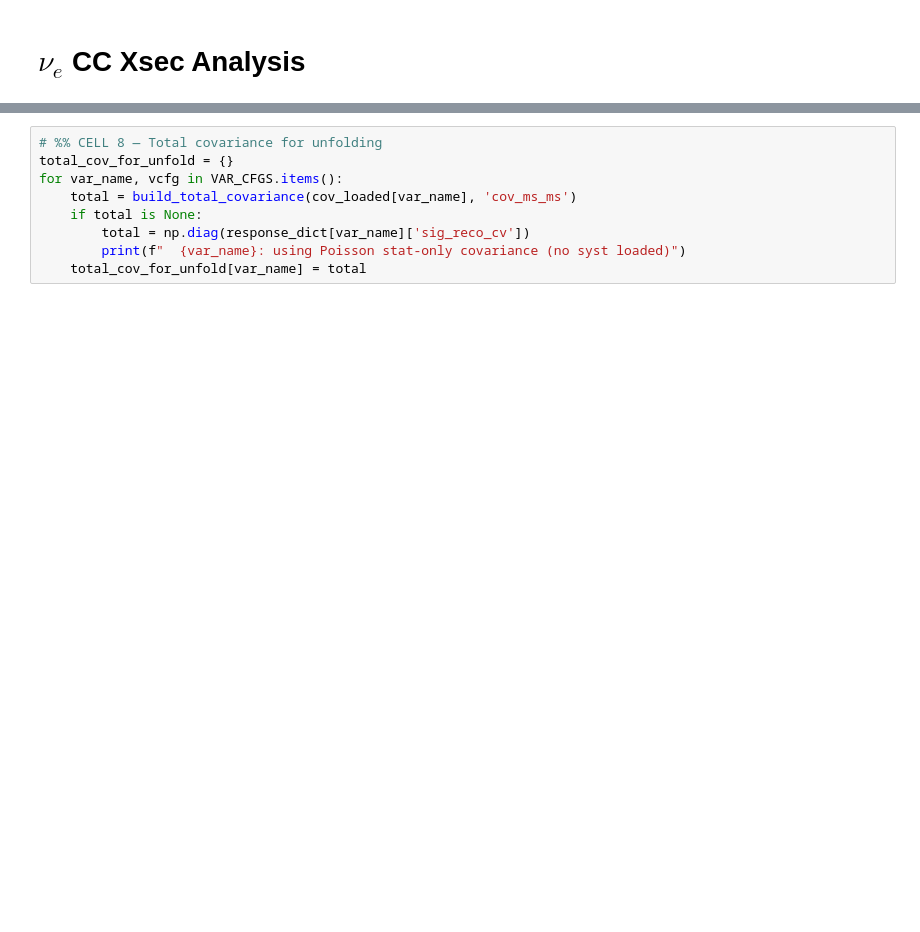
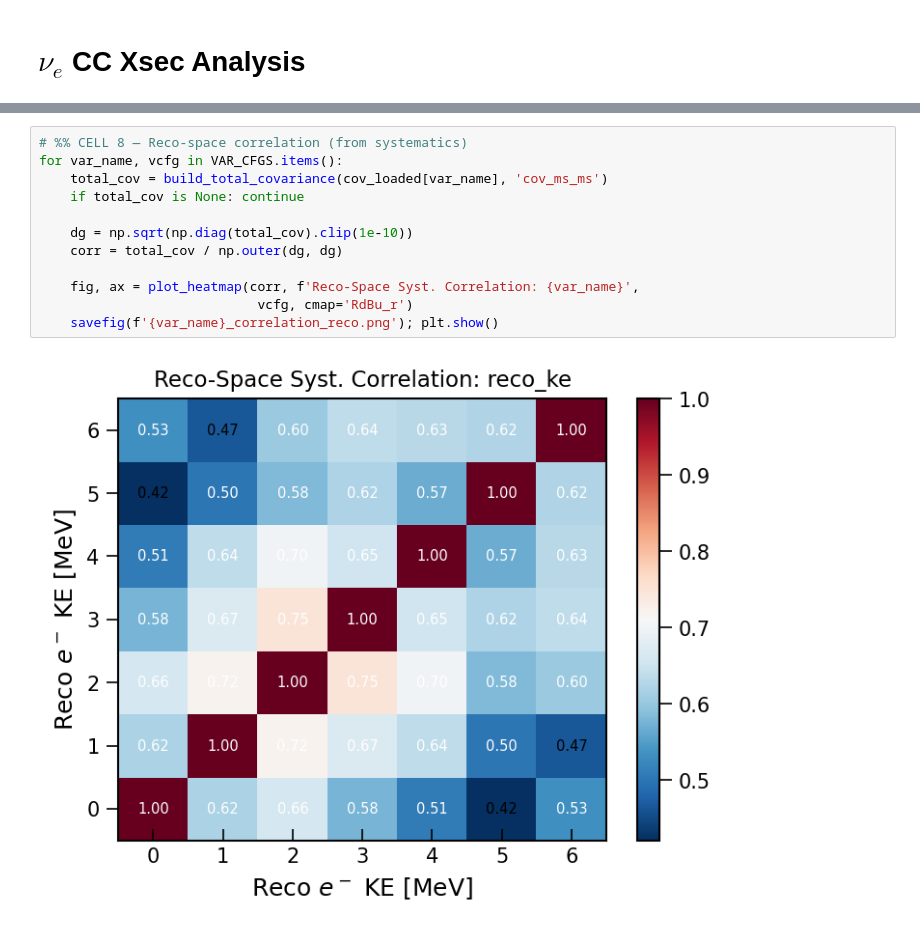
Before and after one commit to castalyfan1012/cafpyana, a Jupyter notebook: analysis_village/nueCC/nue_xsec.ipynb, the cells around one changed output, grey strips where cells are left out. Cells and saved outputs as stored; diff of their text form; blank space fills up the shorter version.

```diff
--- a/analysis_village/nueCC/nue_xsec.ipynb
+++ b/analysis_village/nueCC/nue_xsec.ipynb
@@ -327,9 +298,14 @@ for var_name, vcfg in VAR_CFGS.items():
 # %%
-# %% CELL 8 — Total covariance for unfolding
-total_cov_for_unfold = {}
+# %% CELL 8 — Reco-space correlation (from systematics)
 for var_name, vcfg in VAR_CFGS.items():
-    total = build_total_covariance(cov_loaded[var_name], 'cov_ms_ms')
-    if total is None:
-        total = np.diag(response_dict[var_name]['sig_reco_cv'])
-        print(f"  {var_name}: using Poisson stat-only covariance (no syst loaded)")
-    total_cov_for_unfold[var_name] = total
+    total_cov = build_total_covariance(cov_loaded[var_name], 'cov_ms_ms')
+    if total_cov is None: continue
+
+    dg = np.sqrt(np.diag(total_cov).clip(1e-10))
+    corr = total_cov / np.outer(dg, dg)
+
+    fig, ax = plot_heatmap(corr, f'Reco-Space Syst. Correlation: {var_name}',
+                            vcfg, cmap='RdBu_r')
+    savefig(f'{var_name}_correlation_reco.png'); plt.show()
+# %% [output]
+[figure, added]
```
Also changed, not shown: parts of 19 cells of this notebook, 13 other files.
